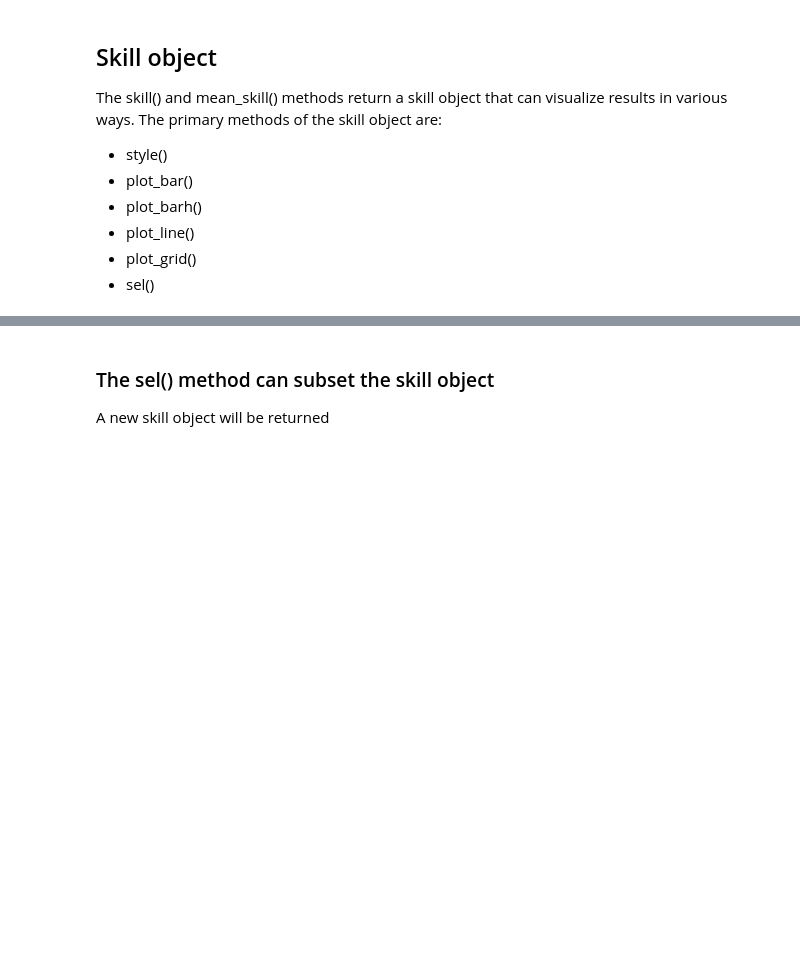
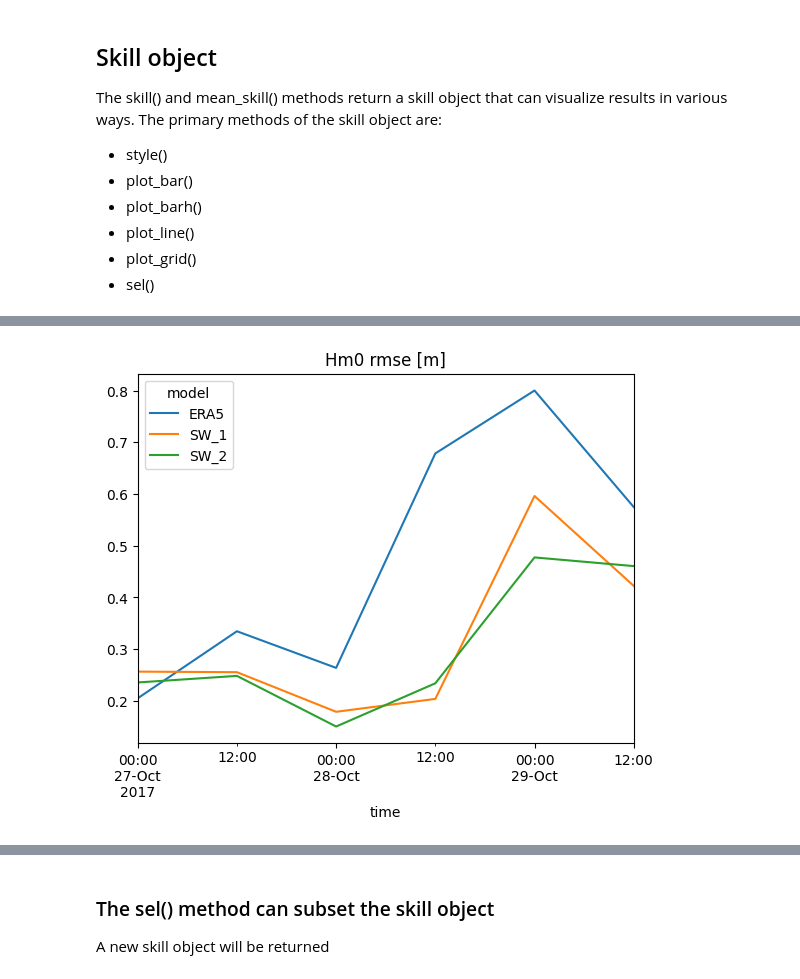
Before and after one commit to DHI/book-learn-mikeio-modelskill, a Jupyter notebook: mini_book/multi_model_comparison.ipynb, the cells around one changed output, grey strips where cells are left out. Cells and saved outputs as stored; diff of their text form; code cells hidden in the pictures; blank space fills up the shorter version.

```diff
--- a/mini_book/multi_model_comparison.ipynb
+++ b/mini_book/multi_model_comparison.ipynb
@@ -111,3 +216,5 @@ s.style()
 # %%
-s.plot_line('rmse', title='Hm0 rmse [m]');
+s.plot.line('rmse', title='Hm0 rmse [m]');
+# %% [output]
+[figure, added]
 # %%
```
Also changed, not shown: parts of 26 cells of this notebook, 8 other files.
